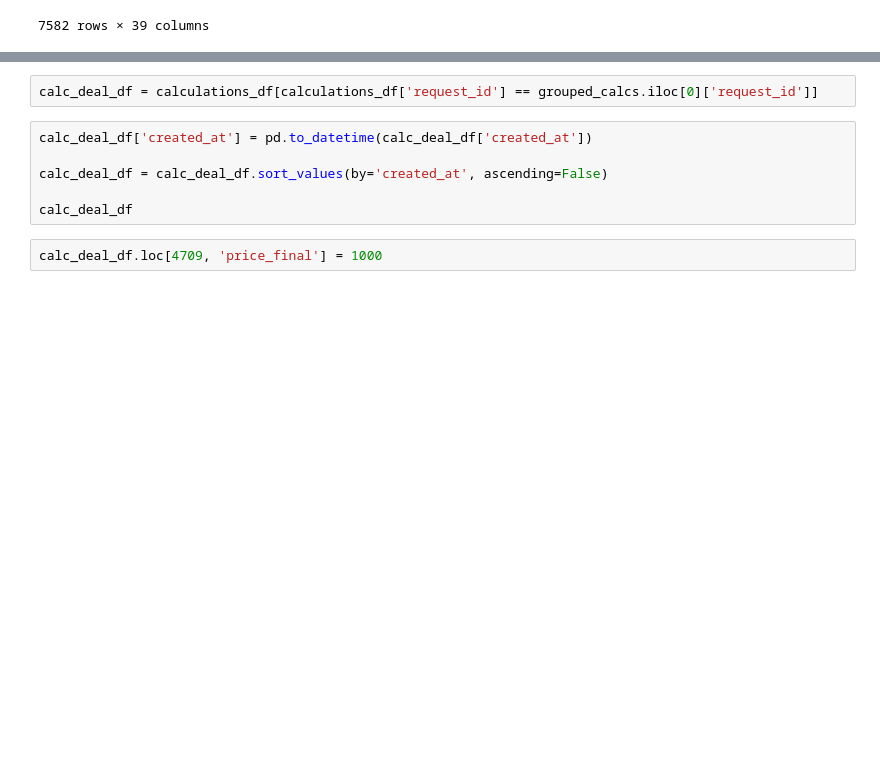
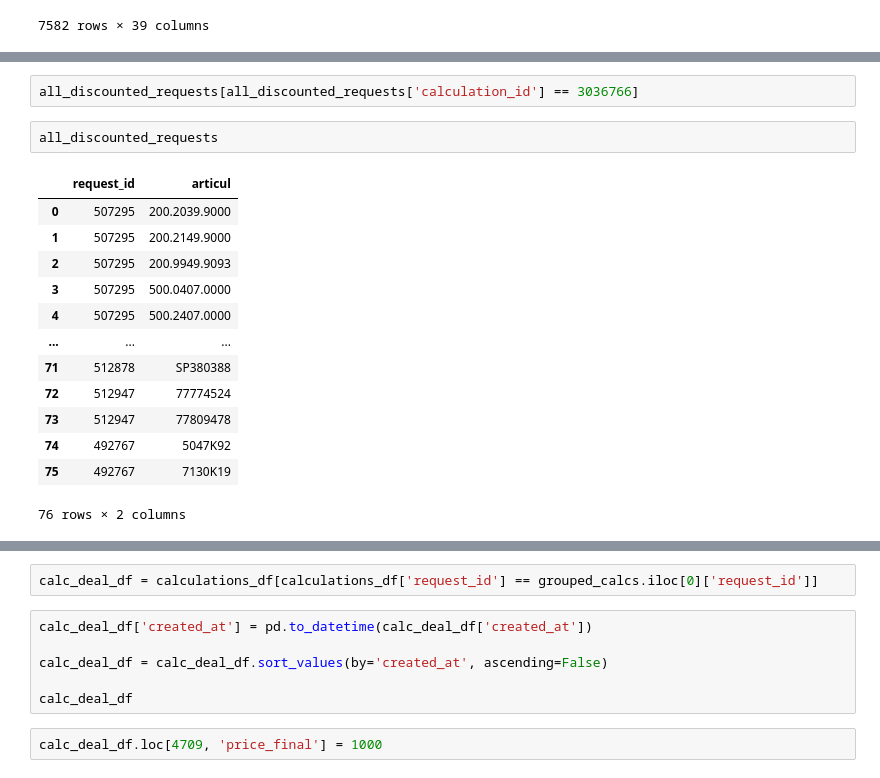
Before and after one commit to Valuamba/components_agent_sales, a Jupyter notebook: notebooks/famaga/DiscountProcessing_20240603.ipynb, the cells around one changed output, grey strips where cells are left out. Cells and saved outputs as stored; diff of their text form; blank space fills up the shorter version.

Commit message:
add discount logic

```diff
--- a/notebooks/famaga/DiscountProcessing_20240603.ipynb
+++ b/notebooks/famaga/DiscountProcessing_20240603.ipynb
@@ -398,0 +408,18 @@ grouped_calcs[grouped_calcs['counts'] < 20]
+# %%
+all_discounted_requests[all_discounted_requests['calculation_id'] == 3036766]
+# %%
+all_discounted_requests
+# %% [output]
+|  | request_id | articul |
+| 0 | 507295 | 200.2039.9000 |
+| 1 | 507295 | 200.2149.9000 |
+| 2 | 507295 | 200.9949.9093 |
+| 3 | 507295 | 500.0407.0000 |
+| 4 | 507295 | 500.2407.0000 |
+| ... | ... | ... |
+| 71 | 512878 | SP380388 |
+| 72 | 512947 | 77774524 |
+| 73 | 512947 | 77809478 |
+| 74 | 492767 | 5047K92 |
+| 75 | 492767 | 7130K19 |
+76 rows × 2 columns
```
Also changed, not shown: parts of 4 cells of this notebook.
